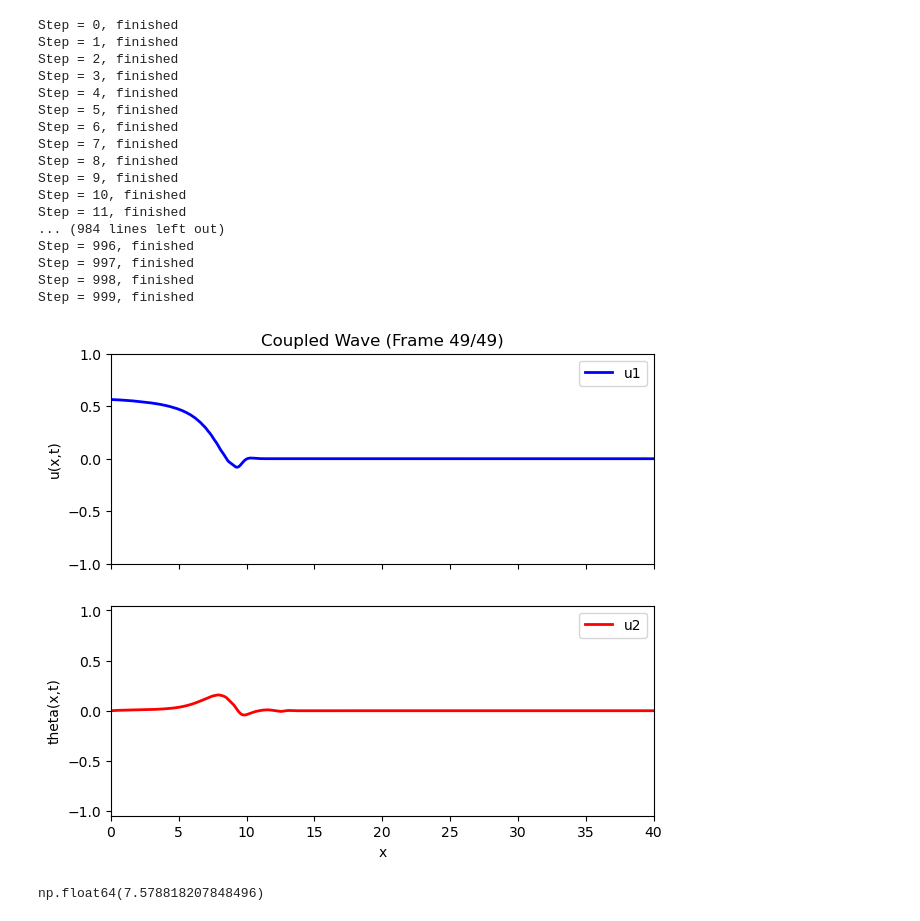
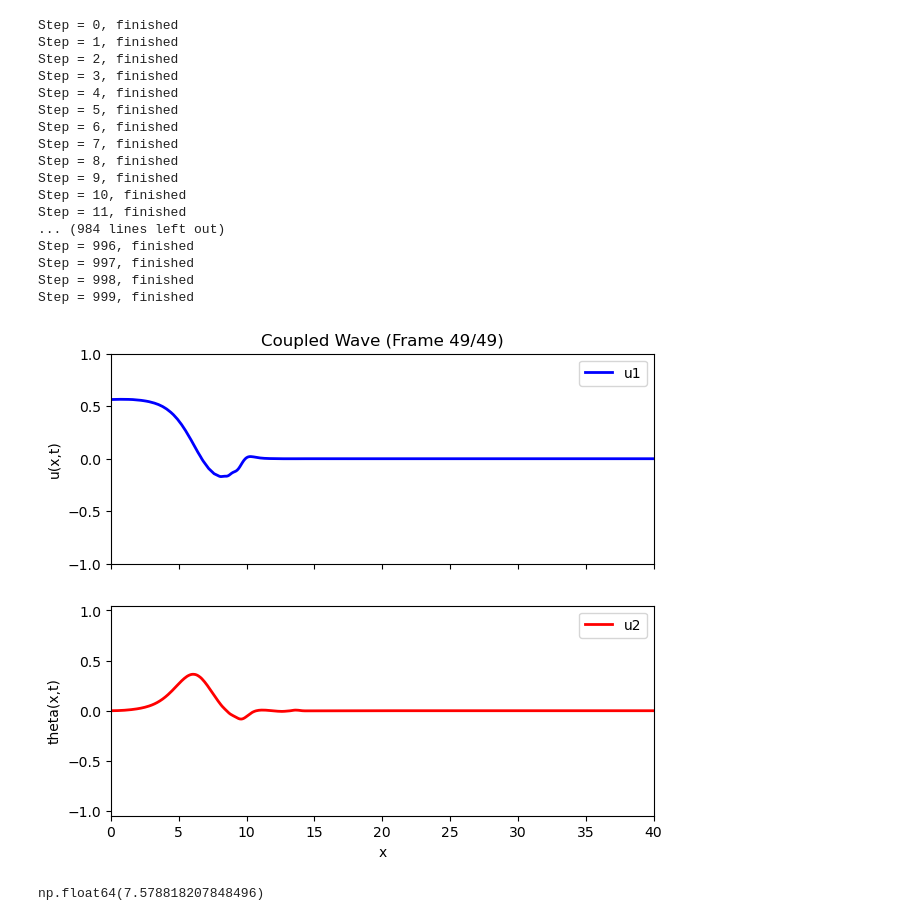
Before and after one commit to yqChu/PDESolver, a Jupyter notebook: rk4_bolei.ipynb, the cells around one changed output. Drawn from its saved outputs; the diff is of its cells as text; code cells hidden in the pictures.

```diff
--- a/rk4_bolei.ipynb
+++ b/rk4_bolei.ipynb
@@ -106,7 +106,8 @@ def coupled_soliton_wave_equations(state, t, K, theta0, alpha, dx):
         dphi_dt[i] = alpha**2 * ((np.cos(2 * theta0) - K) * (theta[i+1] - 2*theta[i] + theta[i-1]) / dx**2
                                - 2 * np.sin(2 * theta0) * (u[i+1] - u[i-1]) / (2*dx)
                                - 4 * (2*K + np.cos(theta0)**2 * (u[i+1] - u[i-1]) / (2 * dx) + 2 * np.sin(theta0)**2) * theta[i]
-                               - 4 * np.sin(2 * theta0) * theta[i]**2)
+                            #    - 4 * np.sin(2 * theta0) * theta[i]**2
+        )
 
     # No boundary condition
     # du_dt[0] = v[0]
@@ -147,7 +148,8 @@ num_steps = 1000
 m = 2.093e-3
 J = 18.11e-9
 k = 19235
-k_theta = 0.0427
+# k_theta = 0.0427
+k_theta = 0.0
 l = 11.3e-3 / 2
 
 K = k_theta / (k * l**2)
@@ -235,34 +237,34 @@ def animate(frame_idx):
     ax1.set_title(f"Coupled Wave (Frame {frame_idx}/{len(snapshots_u)-1})")
     return (line1, line2)
 
 ani = animation.FuncAnimation(
     fig, animate, init_func=init,
     frames=len(snapshots_u), interval=50, blit=True
 )
 
 # 3.7. Save to GIF
 ani.save("coupled_wave_bolei_soliton.gif", writer='pillow', fps=20)
 
 plt.show()
 # %% [output]
 Step = 0, finished
 Step = 1, finished
 Step = 2, finished
 Step = 3, finished
 Step = 4, finished
 Step = 5, finished
 Step = 6, finished
 Step = 7, finished
 Step = 8, finished
 Step = 9, finished
 Step = 10, finished
 Step = 11, finished
 ... (984 lines left out)
 Step = 996, finished
 Step = 997, finished
 Step = 998, finished
 Step = 999, finished
-[figure, old version]
+[figure, new version]
 # %%
 t = 2.5e-3
 T = t*np.sqrt(k/m)
```
Also changed, not shown: 3 other files.
